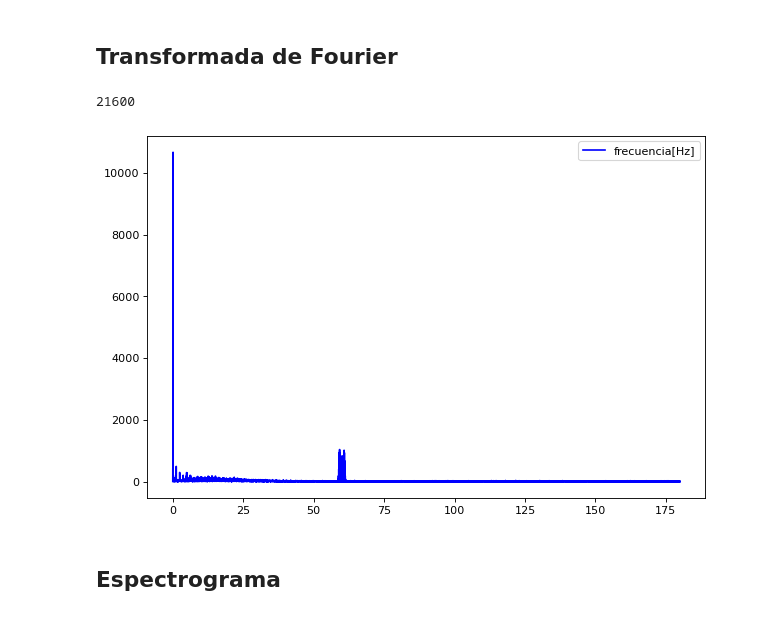
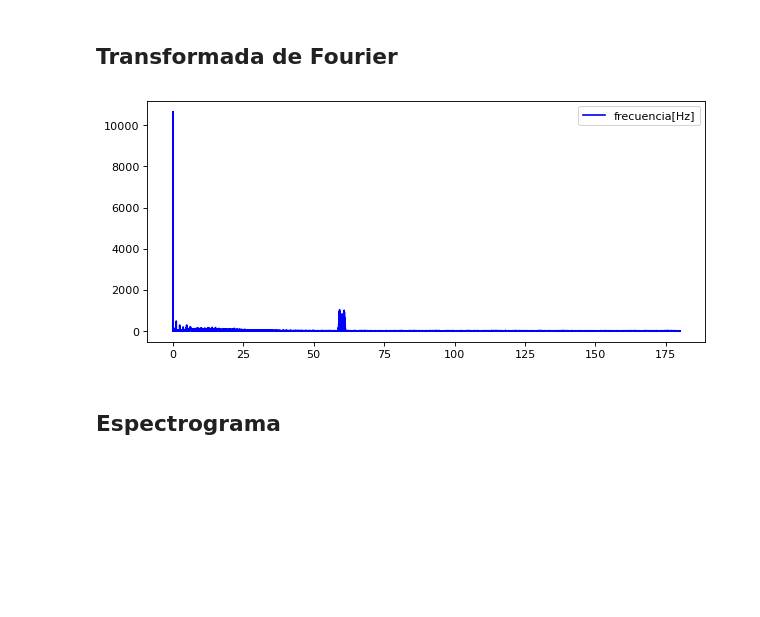
Before and after one commit to WildBenito/FiltroDeSe-ales, a Jupyter notebook: tarea2_info183.ipynb, the cells around one changed output. Drawn from its saved outputs; the diff is of its cells as text; code cells hidden in the pictures; blank space fills up the shorter version.

```diff
--- a/tarea2_info183.ipynb
+++ b/tarea2_info183.ipynb
@@ -90,16 +90,15 @@ Loading BokehJS ...
 # %%
 N = len(data)
 
 fr = sfft.rfftfreq(n=N, d=1./Fs)
 S = np.absolute(sfft.rfft(data))
 
-plt.figure(figsize=(9,6))
+plt.figure(figsize=(9,4))
 plt.plot(fr, S, 'b-')
 plt.legend(('frecuencia[Hz]', 'S'))
 plt.show()
 # %% [output]
-21600
-[figure, old version]
+[figure, new version]
 # %% [markdown]
 ## Espectrograma
 # %%
```
Also changed, not shown: parts of 26 cells of this notebook.
